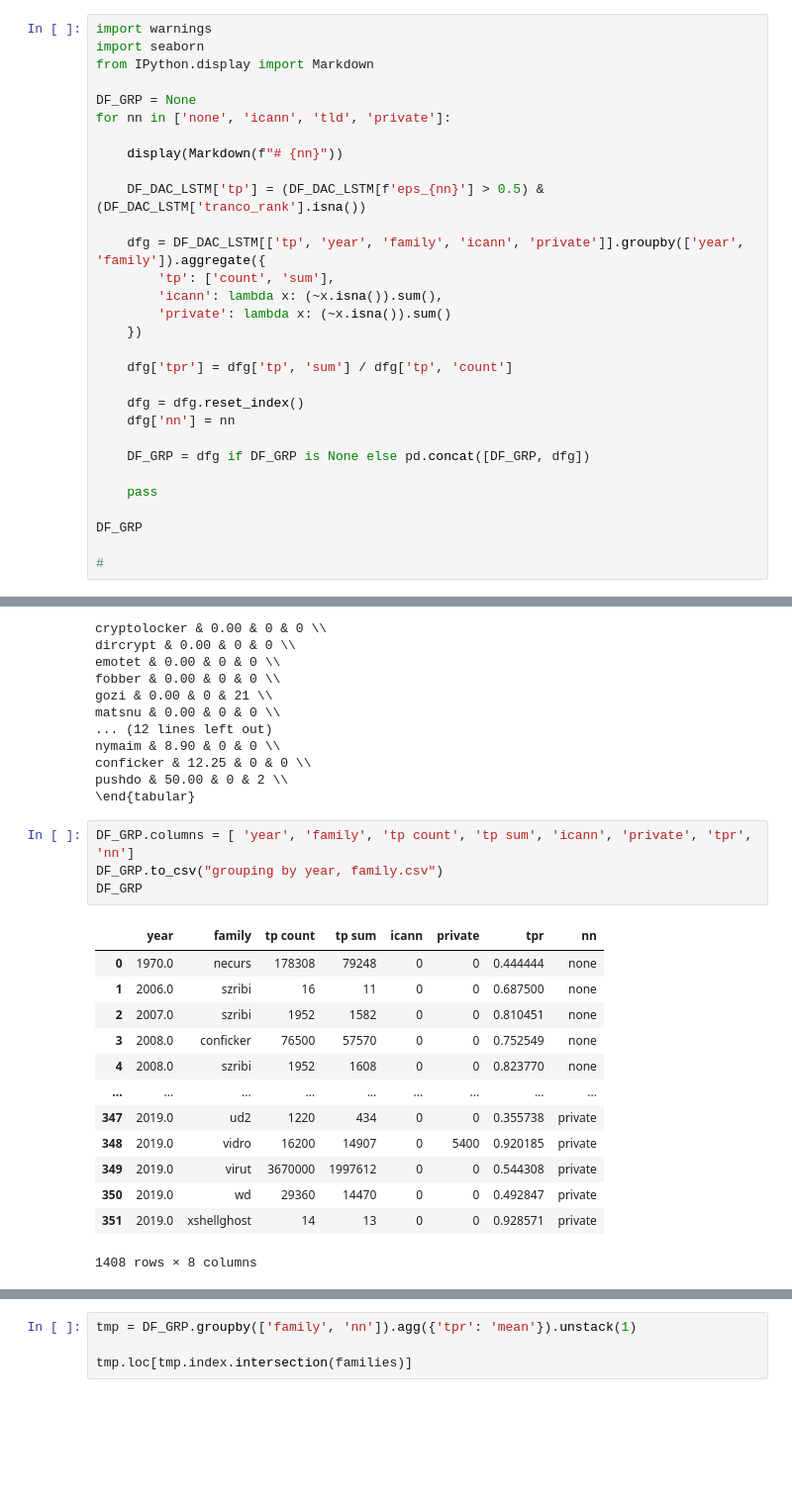
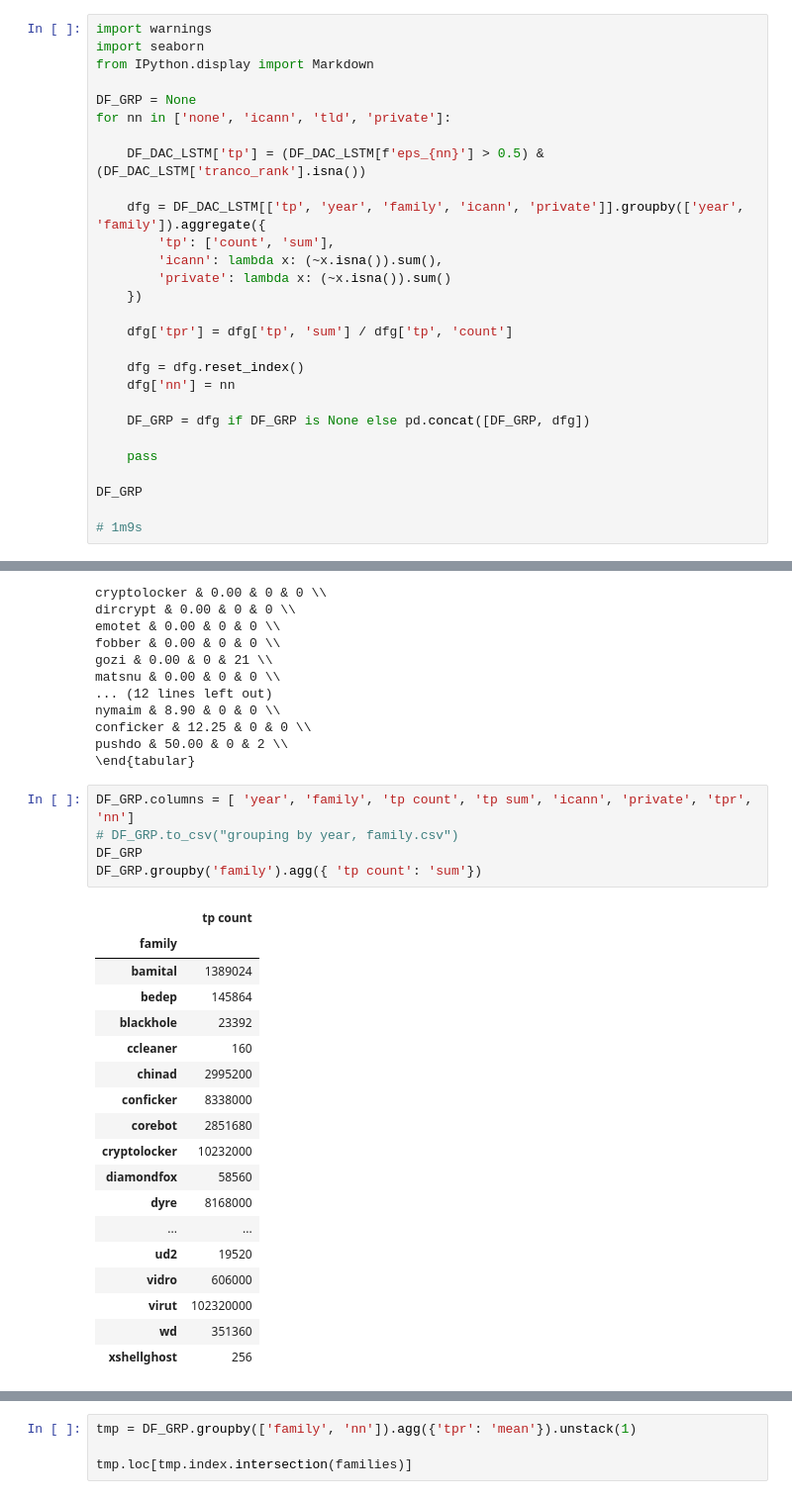
Before and after one commit to princio/dga-detection-analysis-framework, a Jupyter notebook: scripts/lstm/dac/main.ipynb, the cells around one changed output, grey strips where cells are left out. Shown: that part at 99% size. Cells and saved outputs as stored; diff of their text form; blank space fills up the shorter version.

```diff
--- a/scripts/lstm/dac/main.ipynb
+++ b/scripts/lstm/dac/main.ipynb
@@ -108,8 +108,6 @@ from IPython.display import Markdown
 
 DF_GRP = None
 for nn in ['none', 'icann', 'tld', 'private']:
-
-    display(Markdown(f"# {nn}"))
 
     DF_DAC_LSTM['tp'] = (DF_DAC_LSTM[f'eps_{nn}'] > 0.5) & (DF_DAC_LSTM['tranco_rank'].isna())
 
@@ -130,7 +128,7 @@ for nn in ['none', 'icann', 'tld', 'private']:
 
 DF_GRP
 
-#
+# 1m9s
 # %% [output]
 # none
 # icann
@@ -202,22 +200,28 @@ pushdo & 50.00 & 0 & 2 \\
 \end{tabular}
 # %%
 DF_GRP.columns = [ 'year', 'family', 'tp count', 'tp sum', 'icann', 'private', 'tpr', 'nn']
-DF_GRP.to_csv("grouping by year, family.csv")
+# DF_GRP.to_csv("grouping by year, family.csv")
 DF_GRP
+DF_GRP.groupby('family').agg({ 'tp count': 'sum'})
 # %% [output]
-|  | year | family | tp count | tp sum | icann | private | tpr | nn |
-| 0 | 1970.0 | necurs | 178308 | 79248 | 0 | 0 | 0.444444 | none |
-| 1 | 2006.0 | szribi | 16 | 11 | 0 | 0 | 0.687500 | none |
-| 2 | 2007.0 | szribi | 1952 | 1582 | 0 | 0 | 0.810451 | none |
-| 3 | 2008.0 | conficker | 76500 | 57570 | 0 | 0 | 0.752549 | none |
-| 4 | 2008.0 | szribi | 1952 | 1608 | 0 | 0 | 0.823770 | none |
-| ... | ... | ... | ... | ... | ... | ... | ... | ... |
-| 347 | 2019.0 | ud2 | 1220 | 434 | 0 | 0 | 0.355738 | private |
-| 348 | 2019.0 | vidro | 16200 | 14907 | 0 | 5400 | 0.920185 | private |
-| 349 | 2019.0 | virut | 3670000 | 1997612 | 0 | 0 | 0.544308 | private |
-| 350 | 2019.0 | wd | 29360 | 14470 | 0 | 0 | 0.492847 | private |
-| 351 | 2019.0 | xshellghost | 14 | 13 | 0 | 0 | 0.928571 | private |
+|  | tp count |
+| family |  |
+| bamital | 1389024 |
+| bedep | 145864 |
+| blackhole | 23392 |
+| ccleaner | 160 |
+| chinad | 2995200 |
+| conficker | 8338000 |
+| corebot | 2851680 |
+| cryptolocker | 10232000 |
+| diamondfox | 58560 |
+| dyre | 8168000 |
+| ... | ... |
+| ud2 | 19520 |
+| vidro | 606000 |
+| virut | 102320000 |
+| wd | 351360 |
+| xshellghost | 256 |
-1408 rows × 8 columns
 # %%
 
 %matplotlib inline
```
Also changed, not shown: parts of 3 cells of this notebook, 12 other files.
